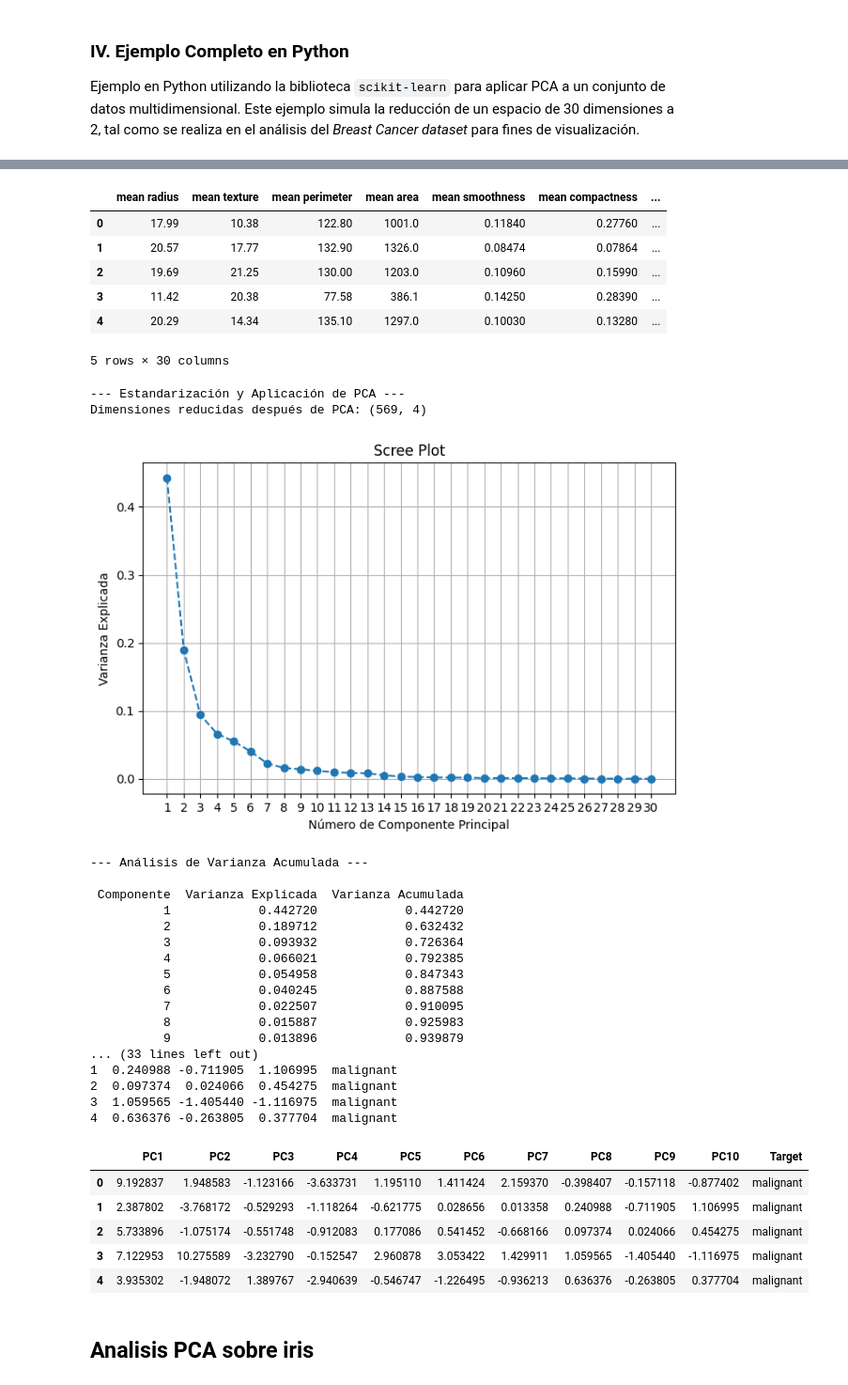
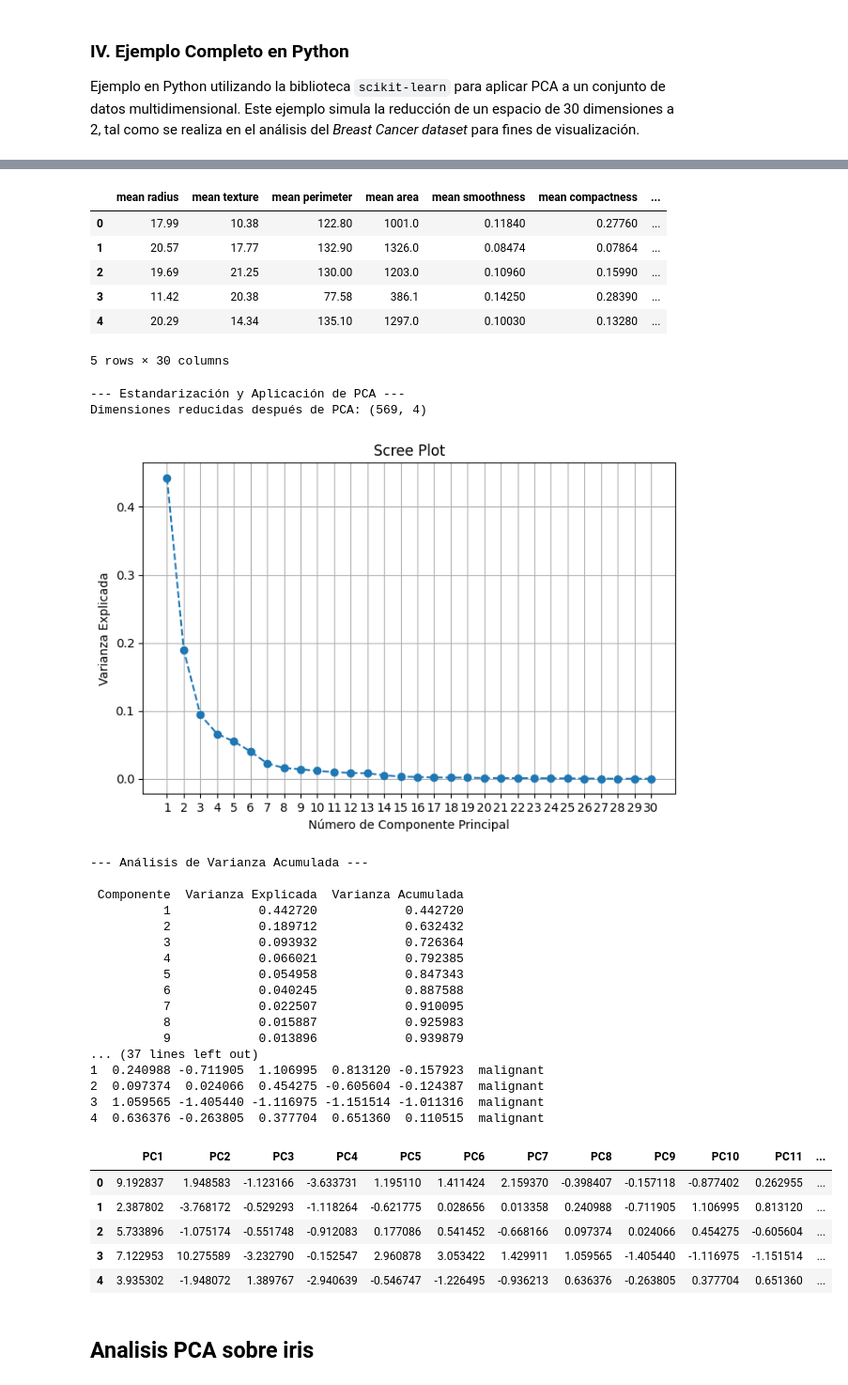
Before and after one commit to paranedagarcia/Cienciadedatos, a Jupyter notebook: 7.Aprendizaje no supervisado/7.2-PCA.ipynb, the cells around one changed output, grey strips where cells are left out. Shown at 94% size. Saved outputs shown, nothing was run; the diff lists cells and outputs as text; code cells hidden in the pictures.

```diff
--- a/7.Aprendizaje no supervisado/PCA.ipynb
+++ b/7.Aprendizaje no supervisado/7.2-PCA.ipynb
@@ -90,6 +90,13 @@ cancer = load_breast_cancer()
 X = cancer.data
 y = cancer.target
 
+# DESAFIO:
+""" colocar X y y en base a un csv cargado desde local"""
+# df = desde archivo csv local
+# X = todos los atributos menos la columna target
+# y = target
+
+
 print(f"Dimensiones originales del dataset (filas, columnas): {X.shape}")
 #
 # mostrar las primeras filas del dataset original
@@ -98,14 +105,14 @@ print("\n--- Vista del dataset original (Primeras 5 filas) ---")
 display(df_original.head())
 
 # 2. Estandarización de Datos (Paso Crucial de Preprocesamiento)
+
 # PCA es sensible a la escala, por lo que se requiere la estandarización.
 scaler = StandardScaler()
 X_scaled = scaler.fit_transform(X)
 
 print("\n--- Estandarización y Aplicación de PCA ---")
 
-
-# 3. Aplicar PCA para reducir la dimensionalidad a 2 componentes
+# 3. Aplicar PCA para reducir la dimensionalidad a 4 componentes
 
 # El número de componentes (n_components) se ajusta al número deseado
 # de dimensiones reducidas (e.g., 2 para visualización).
@@ -118,10 +125,11 @@ print(f"Dimensiones reducidas después de PCA: {X_pca.shape}")
 # El resultado debe ser (569, 2)
 
 # 4. Análisis de la Varianza Explicada
+
 # Se revisa cuánta información retienen los 2 componentes seleccionados.
 # Ejecutar PCA para obtener todas las varianzas
 # No especificamos n_components para obtener la varianza de todas las dimensiones
-pca_completo = PCA()
+pca_completo = PCA() # calcule un optimo (cantidad de atributos)
 pca_completo.fit(X_scaled)
 varianza_explicada = pca_completo.explained_variance_ratio_
 
@@ -139,9 +147,10 @@ plt.show()
 #print(f"Varianza explicada por cada componente: {varianza_explicada}")
 #print(f"Varianza acumulada total: {np.sum(varianza_explicada):.4f}")
 
-# 3. Aplicar el Criterio de Umbral
+# Aplicar el Criterio de Umbral
+
 # Definimos el umbral deseado (e.g., retener el 95% de la varianza total)
-umbral_deseado = 0.95
+umbral_deseado = 0.97
 
 # Calcular la suma acumulada de la varianza explicada [1, 4]
 varianza_acumulada = np.cumsum(varianza_explicada)
@@ -152,6 +161,7 @@ m_optimo = np.argmax(varianza_acumulada >= umbral_deseado) + 1
 # Sumamos 1 porque los índices de Python comienzan en 0
 
 print("\n--- Análisis de Varianza Acumulada ---\n")
+# para didactica mostramos la tabla de varianza explicada y acumulada
 # Mostrar la tabla de resultados (primeros m_optimo + 2 CPs), usa los nombres de componentes originales
 df_varianza = pd.DataFrame({
     'Componente': range(1, len(varianza_explicada) + 1),
@@ -190,44 +200,44 @@ print(df_reducido.head())
 display(df_reducido.head())
 
 
 # El dataset tiene 569 filas (muestras) y 30 columnas (features).
 # %% [output]
 Dimensiones originales del dataset (filas, columnas): (569, 30)
 
 --- Vista del dataset original (Primeras 5 filas) ---
 |  | mean radius | mean texture | mean perimeter | mean area | mean smoothness | mean compactness | ... |
 | 0 | 17.99 | 10.38 | 122.80 | 1001.0 | 0.11840 | 0.27760 | ... |
 | 1 | 20.57 | 17.77 | 132.90 | 1326.0 | 0.08474 | 0.07864 | ... |
 | 2 | 19.69 | 21.25 | 130.00 | 1203.0 | 0.10960 | 0.15990 | ... |
 | 3 | 11.42 | 20.38 | 77.58 | 386.1 | 0.14250 | 0.28390 | ... |
 | 4 | 20.29 | 14.34 | 135.10 | 1297.0 | 0.10030 | 0.13280 | ... |
 5 rows × 30 columns
 --- Estandarización y Aplicación de PCA ---
 Dimensiones reducidas después de PCA: (569, 4)
 [figure]
 --- Análisis de Varianza Acumulada ---
 
  Componente  Varianza Explicada  Varianza Acumulada
           1            0.442720            0.442720
           2            0.189712            0.632432
           3            0.093932            0.726364
           4            0.066021            0.792385
           5            0.054958            0.847343
           6            0.040245            0.887588
           7            0.022507            0.910095
           8            0.015887            0.925983
           9            0.013896            0.939879
-... (33 lines left out)
-1  0.240988 -0.711905  1.106995  malignant
-2  0.097374  0.024066  0.454275  malignant
-3  1.059565 -1.405440 -1.116975  malignant
-4  0.636376 -0.263805  0.377704  malignant
+... (37 lines left out)
+1  0.240988 -0.711905  1.106995  0.813120 -0.157923  malignant
+2  0.097374  0.024066  0.454275 -0.605604 -0.124387  malignant
+3  1.059565 -1.405440 -1.116975 -1.151514 -1.011316  malignant
+4  0.636376 -0.263805  0.377704  0.651360  0.110515  malignant
-|  | PC1 | PC2 | PC3 | PC4 | PC5 | PC6 | PC7 | PC8 | PC9 | PC10 | Target |
-| 0 | 9.192837 | 1.948583 | -1.123166 | -3.633731 | 1.195110 | 1.411424 | 2.159370 | -0.398407 | -0.157118 | -0.877402 | malignant |
-| 1 | 2.387802 | -3.768172 | -0.529293 | -1.118264 | -0.621775 | 0.028656 | 0.013358 | 0.240988 | -0.711905 | 1.106995 | malignant |
-| 2 | 5.733896 | -1.075174 | -0.551748 | -0.912083 | 0.177086 | 0.541452 | -0.668166 | 0.097374 | 0.024066 | 0.454275 | malignant |
-| 3 | 7.122953 | 10.275589 | -3.232790 | -0.152547 | 2.960878 | 3.053422 | 1.429911 | 1.059565 | -1.405440 | -1.116975 | malignant |
-| 4 | 3.935302 | -1.948072 | 1.389767 | -2.940639 | -0.546747 | -1.226495 | -0.936213 | 0.636376 | -0.263805 | 0.377704 | malignant |
+|  | PC1 | PC2 | PC3 | PC4 | PC5 | PC6 | PC7 | PC8 | PC9 | PC10 | PC11 | ... |
+| 0 | 9.192837 | 1.948583 | -1.123166 | -3.633731 | 1.195110 | 1.411424 | 2.159370 | -0.398407 | -0.157118 | -0.877402 | 0.262955 | ... |
+| 1 | 2.387802 | -3.768172 | -0.529293 | -1.118264 | -0.621775 | 0.028656 | 0.013358 | 0.240988 | -0.711905 | 1.106995 | 0.813120 | ... |
+| 2 | 5.733896 | -1.075174 | -0.551748 | -0.912083 | 0.177086 | 0.541452 | -0.668166 | 0.097374 | 0.024066 | 0.454275 | -0.605604 | ... |
+| 3 | 7.122953 | 10.275589 | -3.232790 | -0.152547 | 2.960878 | 3.053422 | 1.429911 | 1.059565 | -1.405440 | -1.116975 | -1.151514 | ... |
+| 4 | 3.935302 | -1.948072 | 1.389767 | -2.940639 | -0.546747 | -1.226495 | -0.936213 | 0.636376 | -0.263805 | 0.377704 | 0.651360 | ... |
 # %% [markdown]
 ## Analisis PCA sobre iris
 # %%
```
Also changed, not shown: parts of 1 cell of this notebook, 12 other files.
